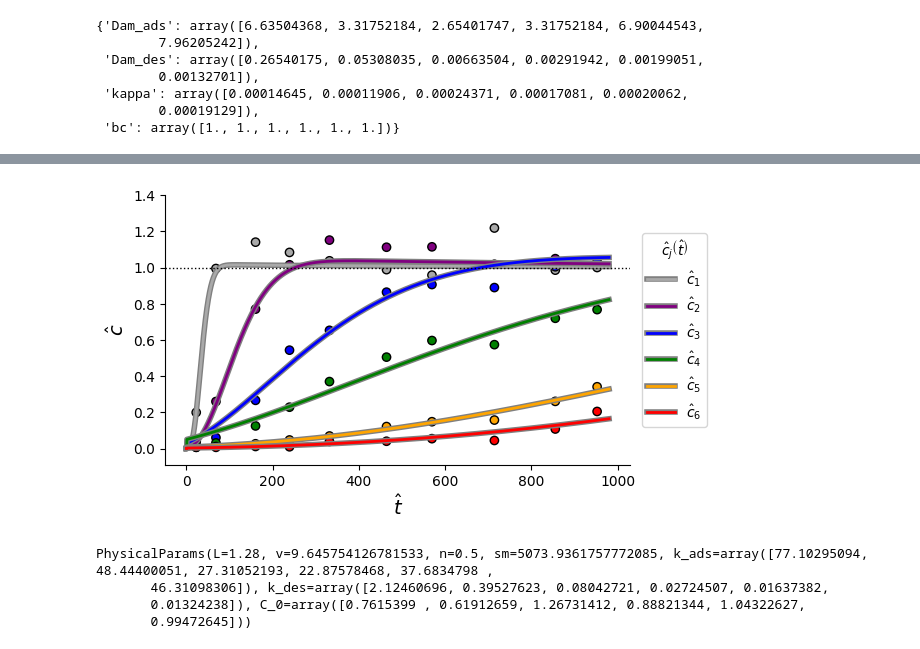
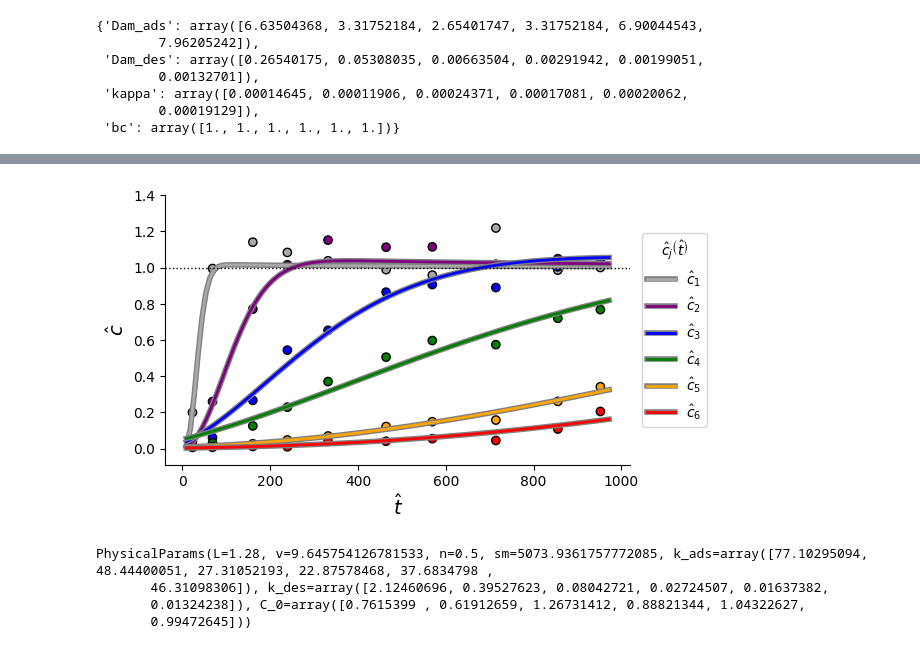
Before and after one commit to edsaac/cowerc-adsorption, a Jupyter notebook: notebooks/only_python/six_contaminants(0.26min).ipynb, the cells around one changed output, grey strips where cells are left out. Cells and saved outputs as stored; diff of their text form; code cells hidden in the pictures.

```diff
--- a/notebooks/only_python/six_contaminants(0.26min).ipynb
+++ b/notebooks/only_python/six_contaminants(0.26min).ipynb
@@ -152,34 +165,35 @@ optimal_parameter_set = [
     1.359376e00,
     1.576151e00,
     1.665684e00,
     3.272786e-01,
     -4.030993e-01,
     -1.094597e00,
     -1.564712e00,
     -1.785850e00,
     -1.878034e00,
 ]
 
 optimal_parameter_set = [10**k for k in optimal_parameter_set]
 
 p = PhysicalParams(
     L=lenght,
     v=pore_velocity,
     n=porosity,
     sm=optimal_parameter_set[0],
     k_ads=optimal_parameter_set[1:7],
     k_des=optimal_parameter_set[7:],
     C_0=experimental_data.c_0,
 )
 
 sim = Simulation(**p.nondim)
 sim.end_time = 980
+sim.write_every = 1000
 sim.cfl = 0.9
 sim.solve()
 
 display(plot_btc_and_data(sim, experimental_data))
 # %% [output]
-[figure, old version]
+[figure, new version]
 # %%
 display(p)
 # %% [output]
```
Also changed, not shown: parts of 3 cells of this notebook, 13 other files.
